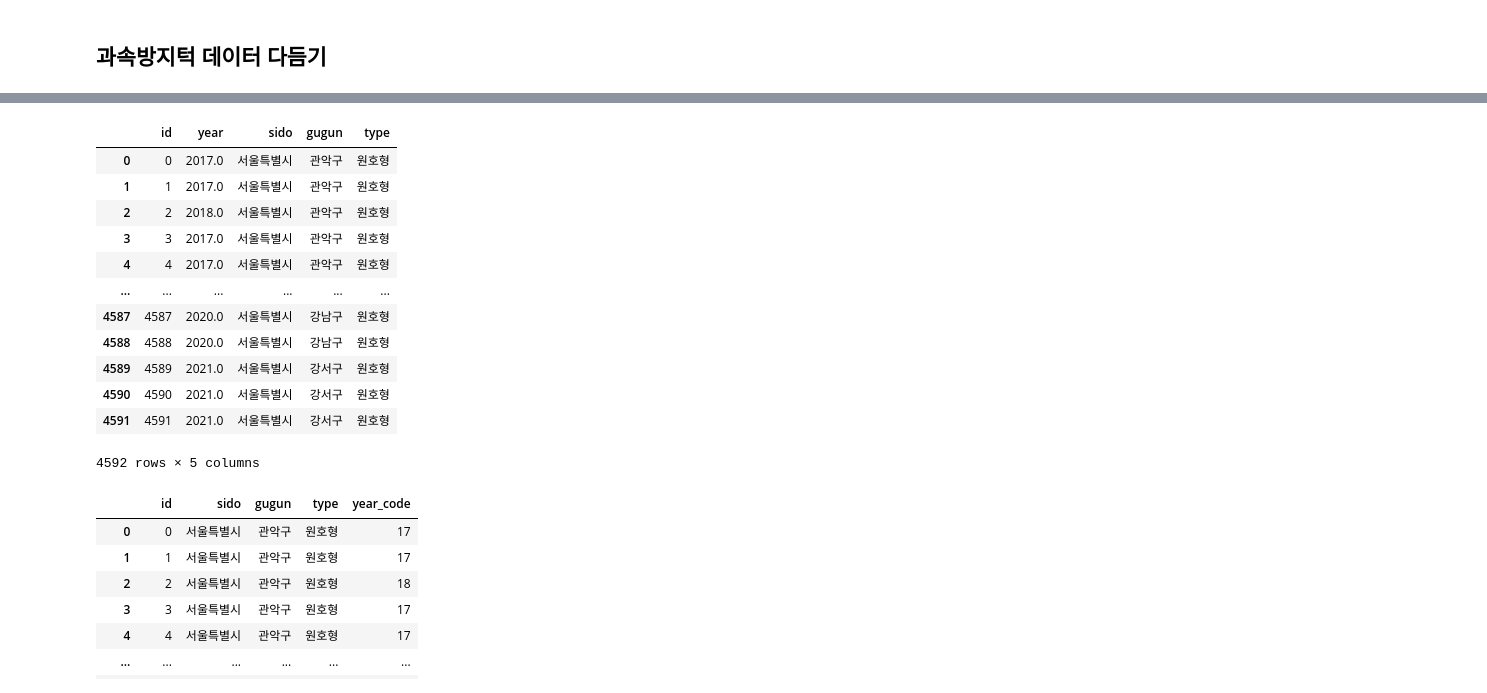
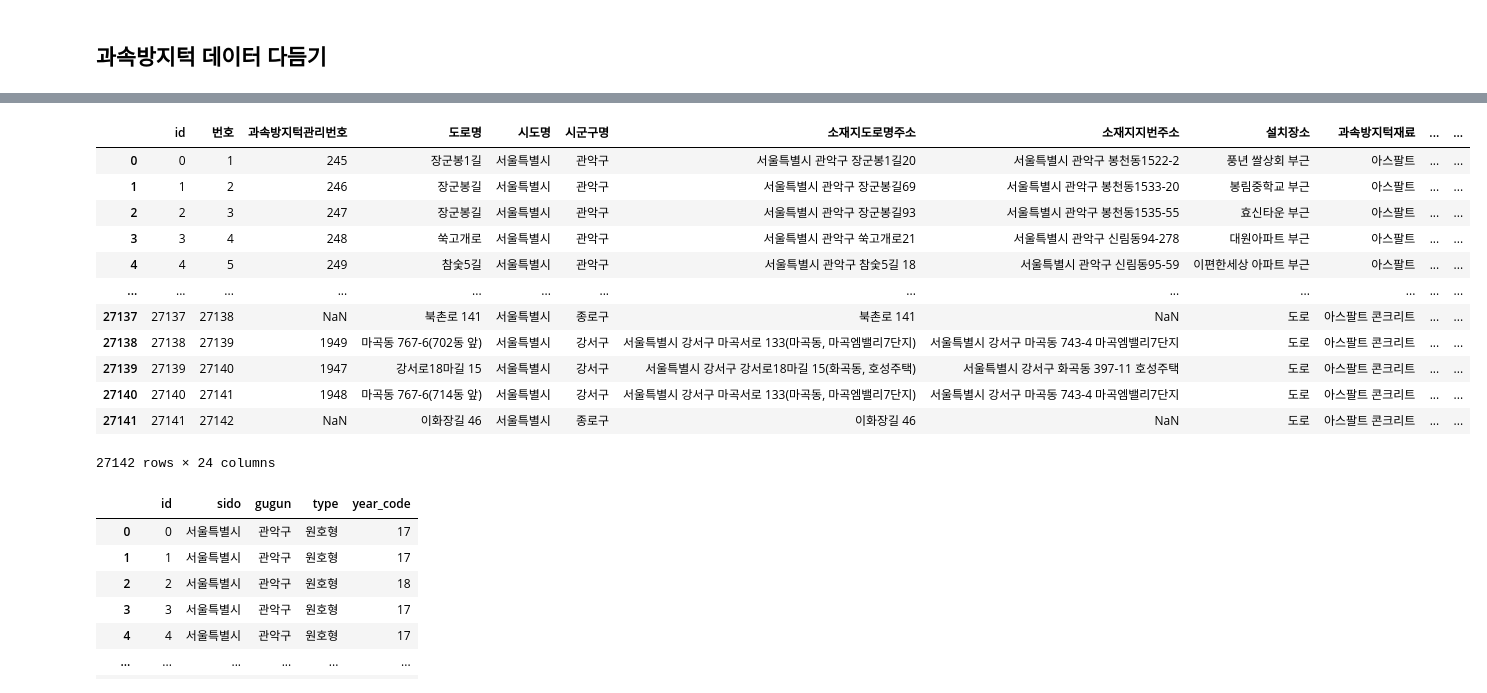
Before and after one commit to cshun1006/DI, a Jupyter notebook: data/인프라데이터 다듬기.ipynb, the cells around one changed output, grey strips where cells are left out. Drawn from its saved outputs; the diff is of its cells as text; code cells hidden in the pictures.

```diff
--- a/data/인프라데이터 다듬기.ipynb
+++ b/data/인프라데이터 다듬기.ipynb
@@ -176,23 +252,24 @@ pd.read_csv('공영주차장.csv', encoding='cp949')
 # %%
-df3 = pd.read_csv('서울시_과속방지턱_설치현황.csv')
+# id, year, sido, gugun, type
+df3 = pd.read_excel('서울시_과속방지턱_설치현황.xlsx')
 
 df3 = df3.rename_axis('id').reset_index()
 
 df3
 # %% [output]
-|  | id | year | sido | gugun | type |
-| 0 | 0 | 2017.0 | 서울특별시 | 관악구 | 원호형 |
-| 1 | 1 | 2017.0 | 서울특별시 | 관악구 | 원호형 |
-| 2 | 2 | 2018.0 | 서울특별시 | 관악구 | 원호형 |
-| 3 | 3 | 2017.0 | 서울특별시 | 관악구 | 원호형 |
-| 4 | 4 | 2017.0 | 서울특별시 | 관악구 | 원호형 |
-| ... | ... | ... | ... | ... | ... |
-| 4587 | 4587 | 2020.0 | 서울특별시 | 강남구 | 원호형 |
-| 4588 | 4588 | 2020.0 | 서울특별시 | 강남구 | 원호형 |
-| 4589 | 4589 | 2021.0 | 서울특별시 | 강서구 | 원호형 |
-| 4590 | 4590 | 2021.0 | 서울특별시 | 강서구 | 원호형 |
-| 4591 | 4591 | 2021.0 | 서울특별시 | 강서구 | 원호형 |
+|  | id | 번호 | 과속방지턱관리번호 | 도로명 | 시도명 | 시군구명 | 소재지도로명주소 | 소재지지번주소 | 설치장소 | 과속방지턱재료 | ... | ... |
+| 0 | 0 | 1 | 245 | 장군봉1길 | 서울특별시 | 관악구 | 서울특별시 관악구 장군봉1길20 | 서울특별시 관악구 봉천동1522-2 | 풍년 쌀상회 부근 | 아스팔트 | ... | ... |
+| 1 | 1 | 2 | 246 | 장군봉길 | 서울특별시 | 관악구 | 서울특별시 관악구 장군봉길69 | 서울특별시 관악구 봉천동1533-20 | 봉림중학교 부근 | 아스팔트 | ... | ... |
+| 2 | 2 | 3 | 247 | 장군봉길 | 서울특별시 | 관악구 | 서울특별시 관악구 장군봉길93 | 서울특별시 관악구 봉천동1535-55 | 효신타운 부근 | 아스팔트 | ... | ... |
+| 3 | 3 | 4 | 248 | 쑥고개로 | 서울특별시 | 관악구 | 서울특별시 관악구 쑥고개로21 | 서울특별시 관악구 신림동94-278 | 대원아파트 부근 | 아스팔트 | ... | ... |
+| 4 | 4 | 5 | 249 | 참숯5길 | 서울특별시 | 관악구 | 서울특별시 관악구 참숯5길 18 | 서울특별시 관악구 신림동95-59 | 이편한세상 아파트 부근 | 아스팔트 | ... | ... |
+| ... | ... | ... | ... | ... | ... | ... | ... | ... | ... | ... | ... | ... |
+| 27137 | 27137 | 27138 | NaN | 북촌로 141 | 서울특별시 | 종로구 | 북촌로 141 | NaN | 도로 | 아스팔트 콘크리트 | ... | ... |
+| 27138 | 27138 | 27139 | 1949 | 마곡동 767-6(702동 앞) | 서울특별시 | 강서구 | 서울특별시 강서구 마곡서로 133(마곡동, 마곡엠밸리7단지) | 서울특별시 강서구 마곡동 743-4 마곡엠밸리7단지 | 도로 | 아스팔트 콘크리트 | ... | ... |
+| 27139 | 27139 | 27140 | 1947 | 강서로18마길 15 | 서울특별시 | 강서구 | 서울특별시 강서구 강서로18마길 15(화곡동, 호성주택) | 서울특별시 강서구 화곡동 397-11 호성주택 | 도로 | 아스팔트 콘크리트 | ... | ... |
+| 27140 | 27140 | 27141 | 1948 | 마곡동 767-6(714동 앞) | 서울특별시 | 강서구 | 서울특별시 강서구 마곡서로 133(마곡동, 마곡엠밸리7단지) | 서울특별시 강서구 마곡동 743-4 마곡엠밸리7단지 | 도로 | 아스팔트 콘크리트 | ... | ... |
+| 27141 | 27141 | 27142 | NaN | 이화장길 46 | 서울특별시 | 종로구 | 이화장길 46 | NaN | 도로 | 아스팔트 콘크리트 | ... | ... |
-4592 rows × 5 columns
+27142 rows × 24 columns
 # %%
 df3['year'] = df3['year'].apply(lambda _: int(_))
 df3['year'] = df3['year'].apply(lambda _: str(_))
```
Also changed, not shown: parts of 25 cells of this notebook, 11 other files.
